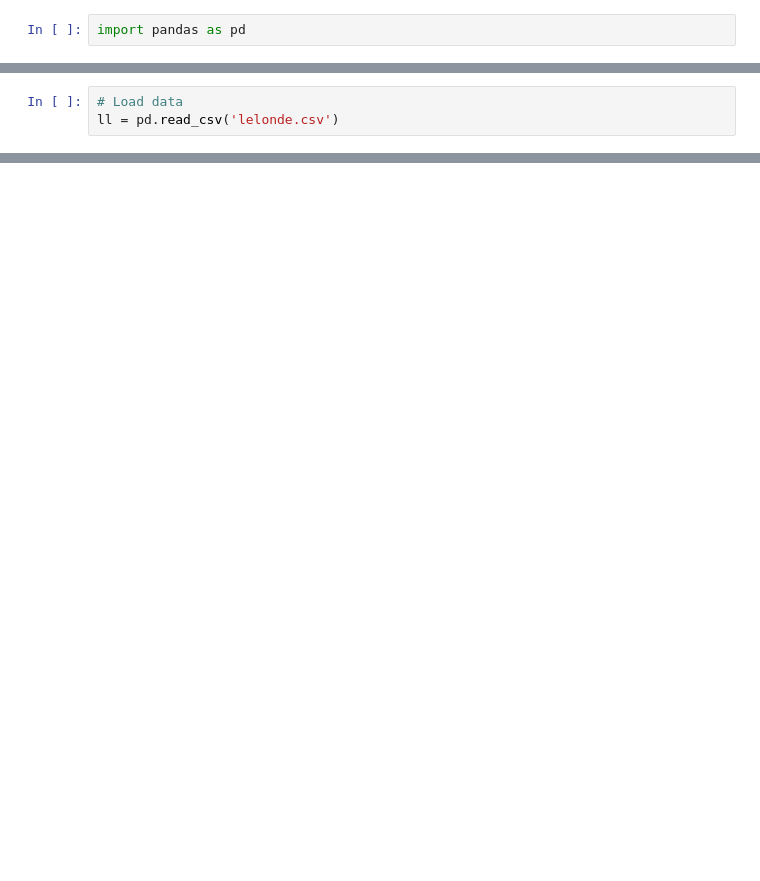
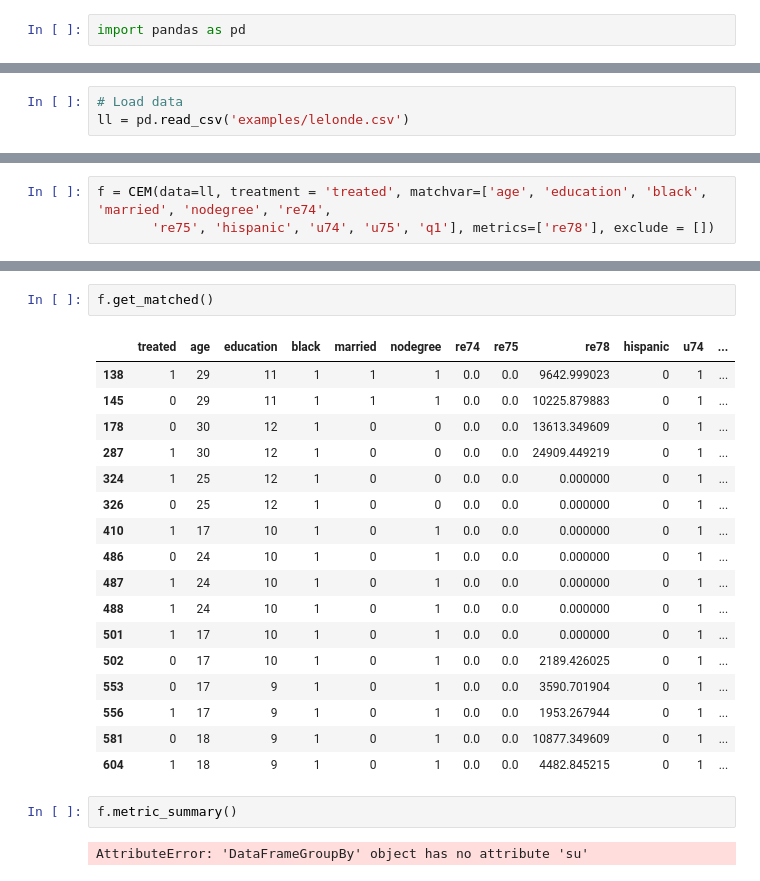
Before and after one commit to raheems/cempy, a Jupyter notebook: examples/cempy-tutorial.ipynb, the cells around one changed output, grey strips where cells are left out. Cells and saved outputs as stored; diff of their text form; blank space fills up the shorter version.

```diff
--- a/examples/cempy-tutorial.ipynb
+++ b/examples/cempy-tutorial.ipynb
@@ -10,6 +18,6 @@ from cempy import CEM
 ModuleNotFoundError: No module named 'cempy'
 # %%
 # Load data
-ll = pd.read_csv('lelonde.csv')
+ll = pd.read_csv('examples/lelonde.csv')
 # %%
 ll.head()
@@ -19,0 +43,3 @@ f = CEM.CEM()
+# %%
+f = CEM(data=ll, treatment = 'treated', matchvar=['age', 'education', 'black', 'married', 'nodegree', 're74',
+       're75', 'hispanic', 'u74', 'u75', 'q1'], metrics=['re78'], exclude = [])
@@ -19,0 +83,24 @@ f = CEM.CEM()
+# %%
+f.get_matched()
+# %% [output]
+|  | treated | age | education | black | married | nodegree | re74 | re75 | re78 | hispanic | u74 | ... |
+| 138 | 1 | 29 | 11 | 1 | 1 | 1 | 0.0 | 0.0 | 9642.999023 | 0 | 1 | ... |
+| 145 | 0 | 29 | 11 | 1 | 1 | 1 | 0.0 | 0.0 | 10225.879883 | 0 | 1 | ... |
+| 178 | 0 | 30 | 12 | 1 | 0 | 0 | 0.0 | 0.0 | 13613.349609 | 0 | 1 | ... |
+| 287 | 1 | 30 | 12 | 1 | 0 | 0 | 0.0 | 0.0 | 24909.449219 | 0 | 1 | ... |
+| 324 | 1 | 25 | 12 | 1 | 0 | 0 | 0.0 | 0.0 | 0.000000 | 0 | 1 | ... |
+| 326 | 0 | 25 | 12 | 1 | 0 | 0 | 0.0 | 0.0 | 0.000000 | 0 | 1 | ... |
+| 410 | 1 | 17 | 10 | 1 | 0 | 1 | 0.0 | 0.0 | 0.000000 | 0 | 1 | ... |
+| 486 | 0 | 24 | 10 | 1 | 0 | 1 | 0.0 | 0.0 | 0.000000 | 0 | 1 | ... |
+| 487 | 1 | 24 | 10 | 1 | 0 | 1 | 0.0 | 0.0 | 0.000000 | 0 | 1 | ... |
+| 488 | 1 | 24 | 10 | 1 | 0 | 1 | 0.0 | 0.0 | 0.000000 | 0 | 1 | ... |
+| 501 | 1 | 17 | 10 | 1 | 0 | 1 | 0.0 | 0.0 | 0.000000 | 0 | 1 | ... |
+| 502 | 0 | 17 | 10 | 1 | 0 | 1 | 0.0 | 0.0 | 2189.426025 | 0 | 1 | ... |
+| 553 | 0 | 17 | 9 | 1 | 0 | 1 | 0.0 | 0.0 | 3590.701904 | 0 | 1 | ... |
+| 556 | 1 | 17 | 9 | 1 | 0 | 1 | 0.0 | 0.0 | 1953.267944 | 0 | 1 | ... |
+| 581 | 0 | 18 | 9 | 1 | 0 | 1 | 0.0 | 0.0 | 10877.349609 | 0 | 1 | ... |
+| 604 | 1 | 18 | 9 | 1 | 0 | 1 | 0.0 | 0.0 | 4482.845215 | 0 | 1 | ... |
+# %%
+f.metric_summary()
+# %% [output]
+AttributeError: 'DataFrameGroupBy' object has no attribute 'su'
```
Also changed, not shown: parts of 20 cells of this notebook, 1 other file.
